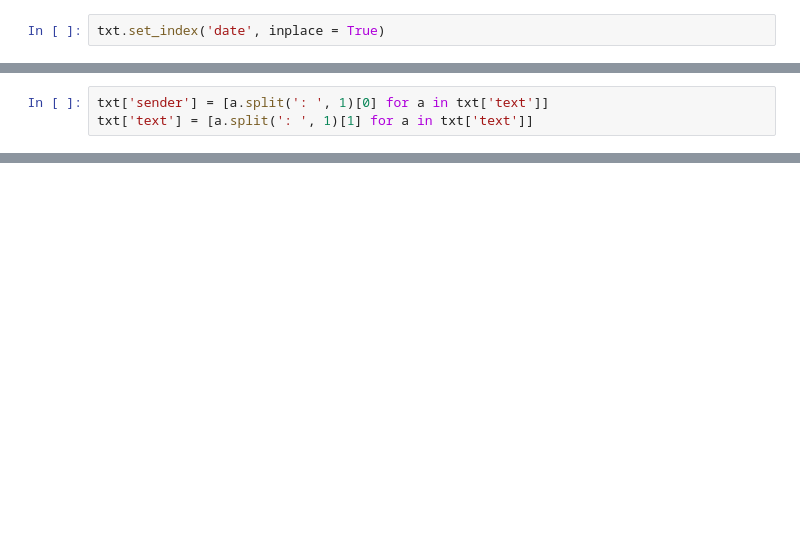
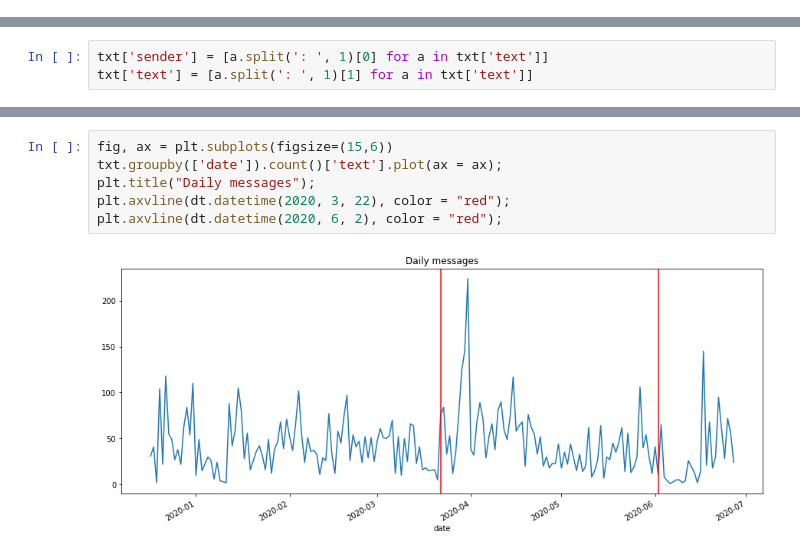
Before and after one commit to alvaroaguirre/Projects, a Jupyter notebook: whatsapp.ipynb, the cells around one changed output, grey strips where cells are left out. Cells and saved outputs as stored; diff of their text form; blank space fills up the shorter version.

```diff
--- a/whatsapp.ipynb
+++ b/whatsapp.ipynb
@@ -81,4 +78,2 @@ for i in range(len(txt)):
 # %%
 txt['date'] = pd.to_datetime(txt['date'], dayfirst = True)
-# %%
-txt.set_index('date', inplace = True)
@@ -196,0 +117,8 @@ plt.show
+# %%
+fig, ax = plt.subplots(figsize=(15,6))
+txt.groupby(['date']).count()['text'].plot(ax = ax);
+plt.title("Daily messages");
+plt.axvline(dt.datetime(2020, 3, 22), color = "red");
+plt.axvline(dt.datetime(2020, 6, 2), color = "red");
+# %% [output]
+[figure, added]
```
Also changed, not shown: parts of 66 cells of this notebook.
